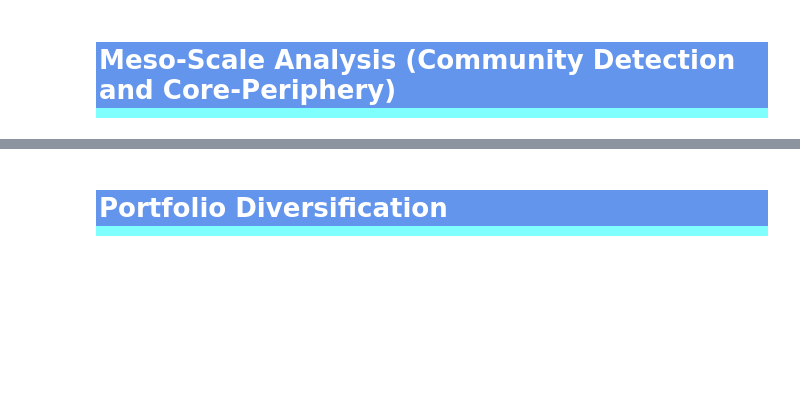
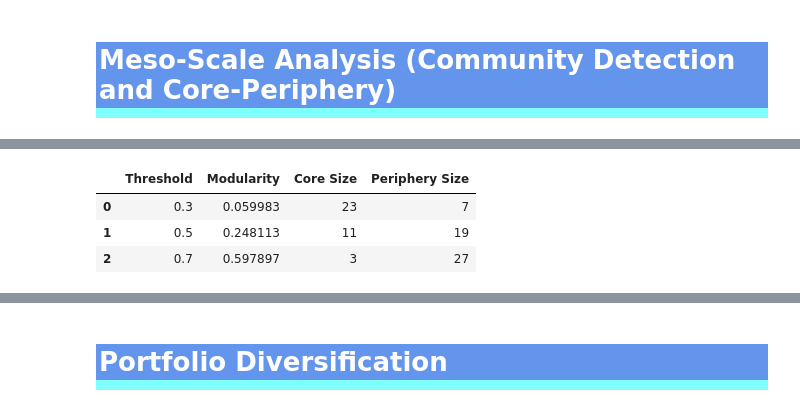
Before and after one commit to AntoineBuffandeau/Data_analysis_on_stocks, a Jupyter notebook: data_related_inn_fin.ipynb, the cells around one changed output, grey strips where cells are left out. Drawn from its saved outputs; the diff is of its cells as text; code cells hidden in the pictures; blank space fills up the shorter version.

```diff
--- a/data_related_inn_fin.ipynb
+++ b/data_related_inn_fin.ipynb
@@ -972,0 +1013,7 @@ As the threshold increases, the Stock Network becomes more sparse, with fewer an
+# %%
+meso_df
+# %% [output]
+|  | Threshold | Modularity | Core Size | Periphery Size |
+| 0 | 0.3 | 0.059983 | 23 | 7 |
+| 1 | 0.5 | 0.248113 | 11 | 19 |
+| 2 | 0.7 | 0.597897 | 3 | 27 |
```
Also changed, not shown: parts of 12 cells of this notebook, 7 other files.
